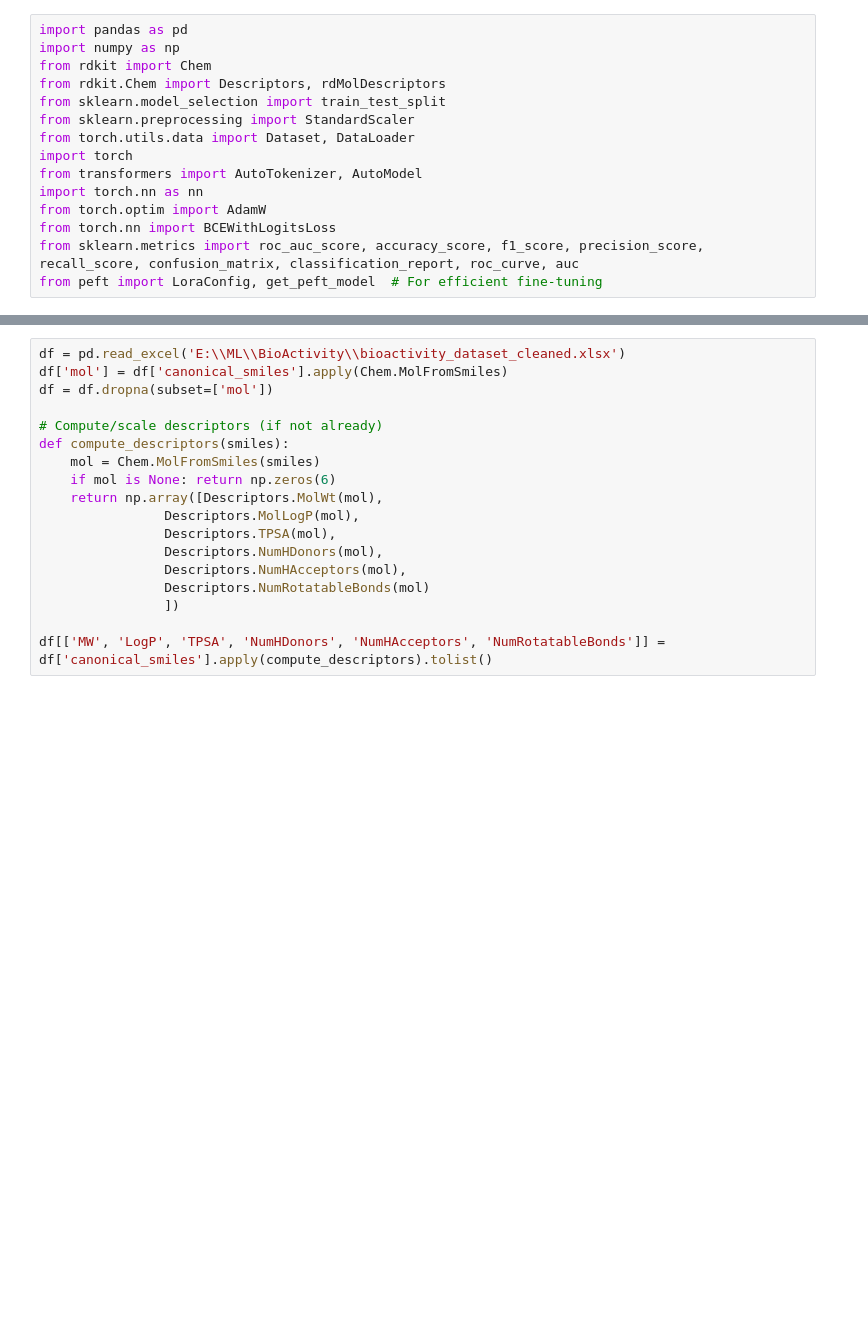
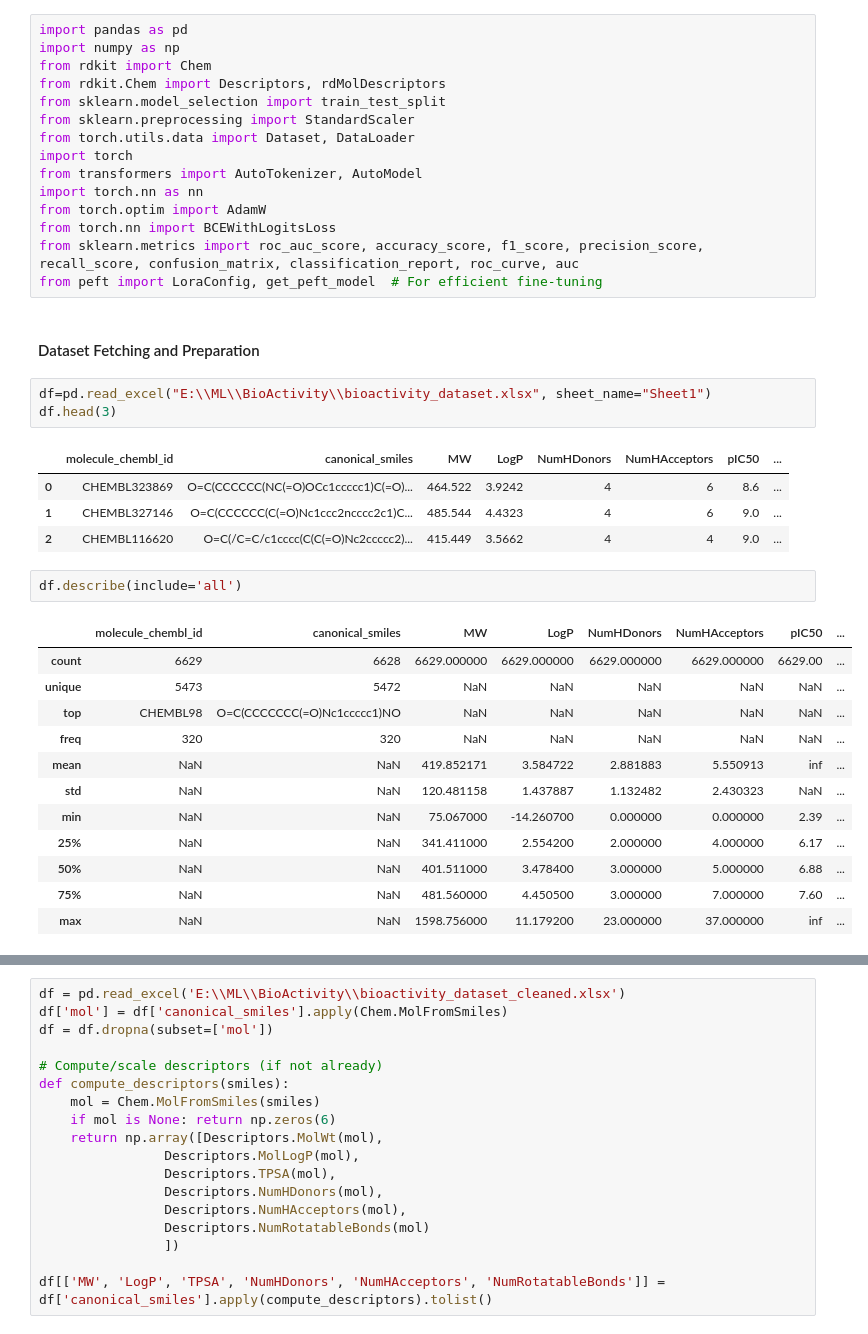
Before and after one commit to Mahamudul-Hasan-Rafi/Canonical-SMILES-BioActivity, a Jupyter notebook: classification/DL/bioactivity_dl 7.ipynb, the cells around one changed output, grey strips where cells are left out. Drawn from its saved outputs; the diff is of its cells as text; blank space fills up the shorter version.

```diff
--- a/classification/DL/bioactivity_dl 7.ipynb
+++ b/classification/DL/bioactivity_dl 7.ipynb
@@ -13,3 +13,28 @@ from torch.optim import AdamW
 from torch.nn import BCEWithLogitsLoss
 from sklearn.metrics import roc_auc_score, accuracy_score, f1_score, precision_score, recall_score, confusion_matrix, classification_report, roc_curve, auc
 from peft import LoraConfig, get_peft_model  # For efficient fine-tuning
+# %% [markdown]
+#### Dataset Fetching and Preparation
+# %%
+df=pd.read_excel("E:\\ML\\BioActivity\\bioactivity_dataset.xlsx", sheet_name="Sheet1")
+df.head(3)
+# %% [output]
+|  | molecule_chembl_id | canonical_smiles | MW | LogP | NumHDonors | NumHAcceptors | pIC50 | ... |
+| 0 | CHEMBL323869 | O=C(CCCCCC(NC(=O)OCc1ccccc1)C(=O)... | 464.522 | 3.9242 | 4 | 6 | 8.6 | ... |
+| 1 | CHEMBL327146 | O=C(CCCCCC(C(=O)Nc1ccc2ncccc2c1)C... | 485.544 | 4.4323 | 4 | 6 | 9.0 | ... |
+| 2 | CHEMBL116620 | O=C(/C=C/c1cccc(C(C(=O)Nc2ccccc2)... | 415.449 | 3.5662 | 4 | 4 | 9.0 | ... |
+# %%
+df.describe(include='all')
+# %% [output]
+|  | molecule_chembl_id | canonical_smiles | MW | LogP | NumHDonors | NumHAcceptors | pIC50 | ... |
+| count | 6629 | 6628 | 6629.000000 | 6629.000000 | 6629.000000 | 6629.000000 | 6629.00 | ... |
+| unique | 5473 | 5472 | NaN | NaN | NaN | NaN | NaN | ... |
+| top | CHEMBL98 | O=C(CCCCCCC(=O)Nc1ccccc1)NO | NaN | NaN | NaN | NaN | NaN | ... |
+| freq | 320 | 320 | NaN | NaN | NaN | NaN | NaN | ... |
+| mean | NaN | NaN | 419.852171 | 3.584722 | 2.881883 | 5.550913 | inf | ... |
+| std | NaN | NaN | 120.481158 | 1.437887 | 1.132482 | 2.430323 | NaN | ... |
+| min | NaN | NaN | 75.067000 | -14.260700 | 0.000000 | 0.000000 | 2.39 | ... |
+| 25% | NaN | NaN | 341.411000 | 2.554200 | 2.000000 | 4.000000 | 6.17 | ... |
+| 50% | NaN | NaN | 401.511000 | 3.478400 | 3.000000 | 5.000000 | 6.88 | ... |
+| 75% | NaN | NaN | 481.560000 | 4.450500 | 3.000000 | 7.000000 | 7.60 | ... |
+| max | NaN | NaN | 1598.756000 | 11.179200 | 23.000000 | 37.000000 | inf | ... |
```
Also changed, not shown: parts of 24 cells of this notebook, 28 other files.
